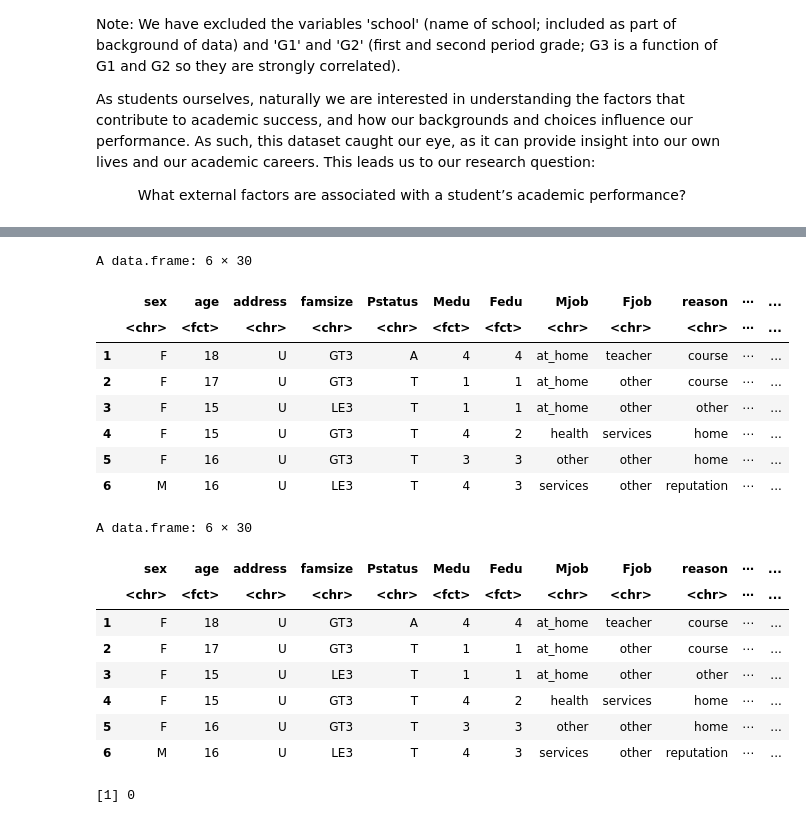
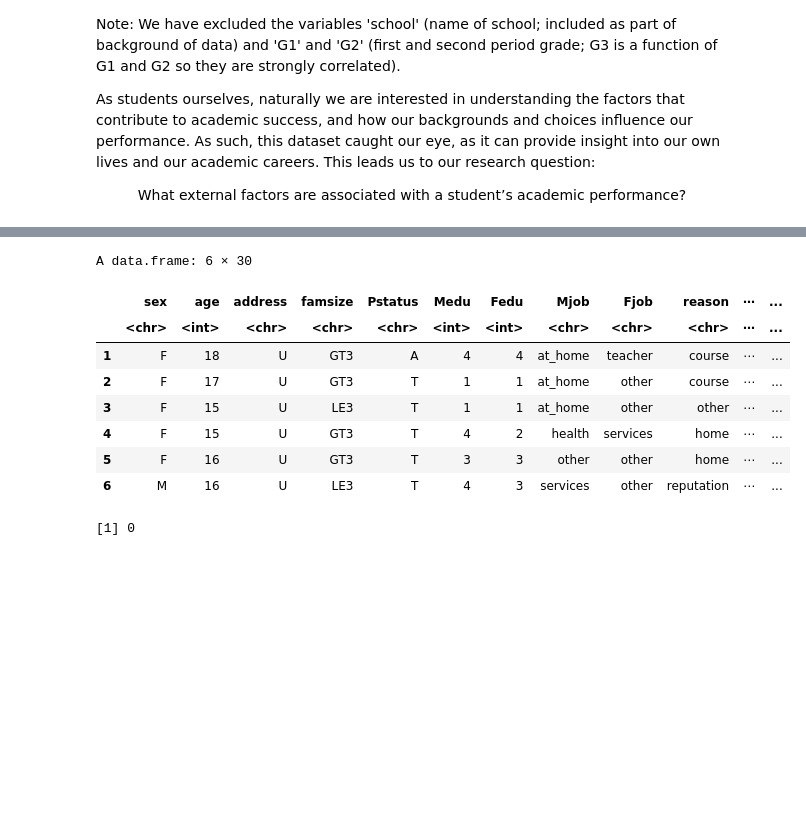
Before and after one commit to svnxxa/STAT-306-Group-Project, a Jupyter notebook: STAT 306 Final Report.ipynb, the cells around one changed output, grey strips where cells are left out. Cells and saved outputs as stored; diff of their text form; code cells hidden in the pictures; blank space fills up the shorter version.

```diff
--- a/STAT 306 Final Report.ipynb
+++ b/STAT 306 Final Report.ipynb
@@ -75,34 +54,31 @@ A data.frame: 6 × 33
 # %%
 # Wrangling the dataset
+# data <- data |>
+#     mutate(final_grade = G3, age = as.factor(age), Medu = as.factor(Medu), Fedu = as.factor(Fedu), traveltime = as.factor(traveltime), studytime = as.factor(studytime),
+#           failures = as.factor(failures), romantic = as.factor(romantic), famrel = as.factor(famrel), freetime = as.factor(freetime), goout = as.factor(goout),
+#            Dalc = as.factor(Dalc), Walc = as.factor(Walc), health = as.factor(health)) |>
+#     select(-school, -G1, -G2, -G3)
+# head(data)
+
+# Wrangling the dataset
 data <- data |>
-    mutate(final_grade = G3, age = as.factor(age), Medu = as.factor(Medu), Fedu = as.factor(Fedu), traveltime = as.factor(traveltime), studytime = as.factor(studytime),
-           failures = as.factor(failures), romantic = as.factor(romantic), famrel = as.factor(famrel), freetime = as.factor(freetime), goout = as.factor(goout),
-           Dalc = as.factor(Dalc), Walc = as.factor(Walc), health = as.factor(health)) |>
-    select(-school, -G1, -G2, -G3)
-head(data)
+    rename(final_grade = G3) |> # Rename G3 to final_grade
+    select(-school, -G1, -G2)
+#head(data)
 
 # Filter the data to exclude rows where final_grade = 0
-filtered_data <- data %>% filter(data$final_grade > 0)
+filtered_data <- data %>% filter(final_grade > 0)
 head(filtered_data)
 # %% [output]
 A data.frame: 6 × 30
 |  | sex | age | address | famsize | Pstatus | Medu | Fedu | Mjob | Fjob | reason | ⋯ | ... |
-|  | <chr> | <fct> | <chr> | <chr> | <chr> | <fct> | <fct> | <chr> | <chr> | <chr> | ⋯ | ... |
+|  | <chr> | <int> | <chr> | <chr> | <chr> | <int> | <int> | <chr> | <chr> | <chr> | ⋯ | ... |
 | 1 | F | 18 | U | GT3 | A | 4 | 4 | at_home | teacher | course | ⋯ | ... |
 | 2 | F | 17 | U | GT3 | T | 1 | 1 | at_home | other | course | ⋯ | ... |
 | 3 | F | 15 | U | LE3 | T | 1 | 1 | at_home | other | other | ⋯ | ... |
 | 4 | F | 15 | U | GT3 | T | 4 | 2 | health | services | home | ⋯ | ... |
 | 5 | F | 16 | U | GT3 | T | 3 | 3 | other | other | home | ⋯ | ... |
 | 6 | M | 16 | U | LE3 | T | 4 | 3 | services | other | reputation | ⋯ | ... |
-A data.frame: 6 × 30
-|  | sex | age | address | famsize | Pstatus | Medu | Fedu | Mjob | Fjob | reason | ⋯ | ... |
-|  | <chr> | <fct> | <chr> | <chr> | <chr> | <fct> | <fct> | <chr> | <chr> | <chr> | ⋯ | ... |
-| 1 | F | 18 | U | GT3 | A | 4 | 4 | at_home | teacher | course | ⋯ | ... |
-| 2 | F | 17 | U | GT3 | T | 1 | 1 | at_home | other | course | ⋯ | ... |
-| 3 | F | 15 | U | LE3 | T | 1 | 1 | at_home | other | other | ⋯ | ... |
-| 4 | F | 15 | U | GT3 | T | 4 | 2 | health | services | home | ⋯ | ... |
-| 5 | F | 16 | U | GT3 | T | 3 | 3 | other | other | home | ⋯ | ... |
-| 6 | M | 16 | U | LE3 | T | 4 | 3 | services | other | reputation | ⋯ | ... |
 # %%
 sum(is.na(data))
 # %% [output]
```
Also changed, not shown: parts of 11 cells of this notebook.
